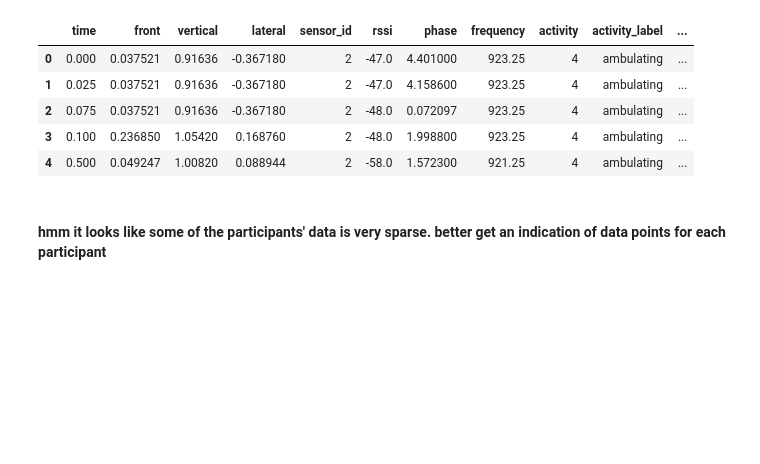
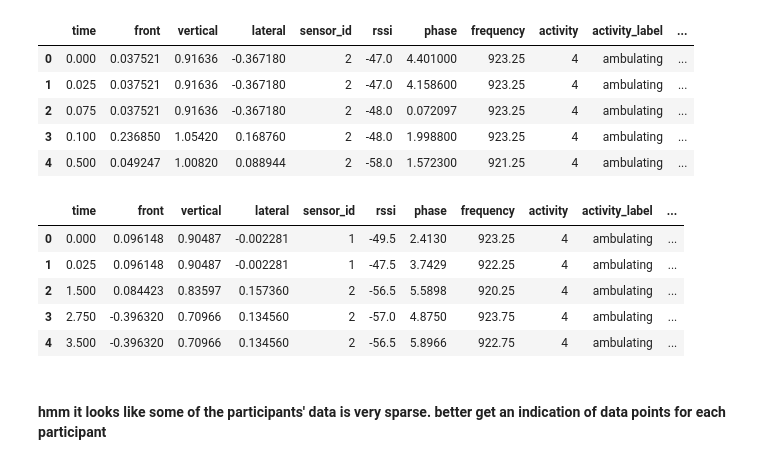
Before and after one commit to ym-pett/motiondetection, a Jupyter notebook: notebooks/plotting_experiments.ipynb, the cells around one changed output. Saved outputs shown, nothing was run; the diff lists cells and outputs as text; code cells hidden in the pictures; blank space fills up the shorter version.

```diff
--- a/notebooks/plotting_experiments.ipynb
+++ b/notebooks/plotting_experiments.ipynb
@@ -54,9 +54,16 @@ activity_df.head()
 # %%
 len(activity_df.participant.unique())
 # %%
-participant = 'd1p44M'
+participant = 'd1p43M'
 df = activity_df[activity_df['participant'] == participant]
 df.head()
+# %% [output]
+|  | time | front | vertical | lateral | sensor_id | rssi | phase | frequency | activity | activity_label | ... |
+| 0 | 0.000 | 0.096148 | 0.90487 | -0.002281 | 1 | -49.5 | 2.4130 | 923.25 | 4 | ambulating | ... |
+| 1 | 0.025 | 0.096148 | 0.90487 | -0.002281 | 1 | -47.5 | 3.7429 | 922.25 | 4 | ambulating | ... |
+| 2 | 1.500 | 0.084423 | 0.83597 | 0.157360 | 2 | -56.5 | 5.5898 | 920.25 | 4 | ambulating | ... |
+| 3 | 2.750 | -0.396320 | 0.70966 | 0.134560 | 2 | -57.0 | 4.8750 | 923.75 | 4 | ambulating | ... |
+| 4 | 3.500 | -0.396320 | 0.70966 | 0.134560 | 2 | -56.5 | 5.8966 | 922.75 | 4 | ambulating | ... |
 # %%
 part = df['participant'].unique()[0]
 
```
Also changed, not shown: parts of 10 cells of this notebook.
